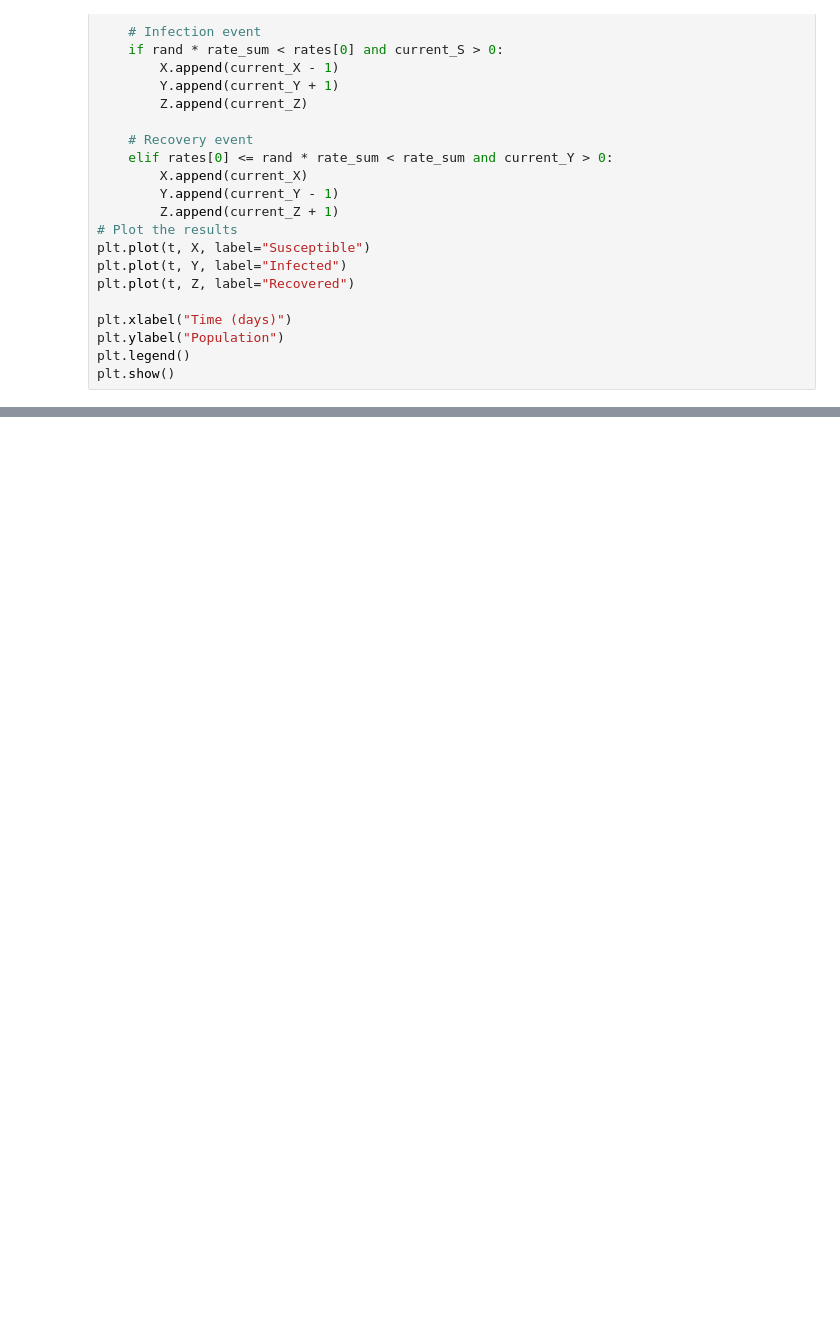
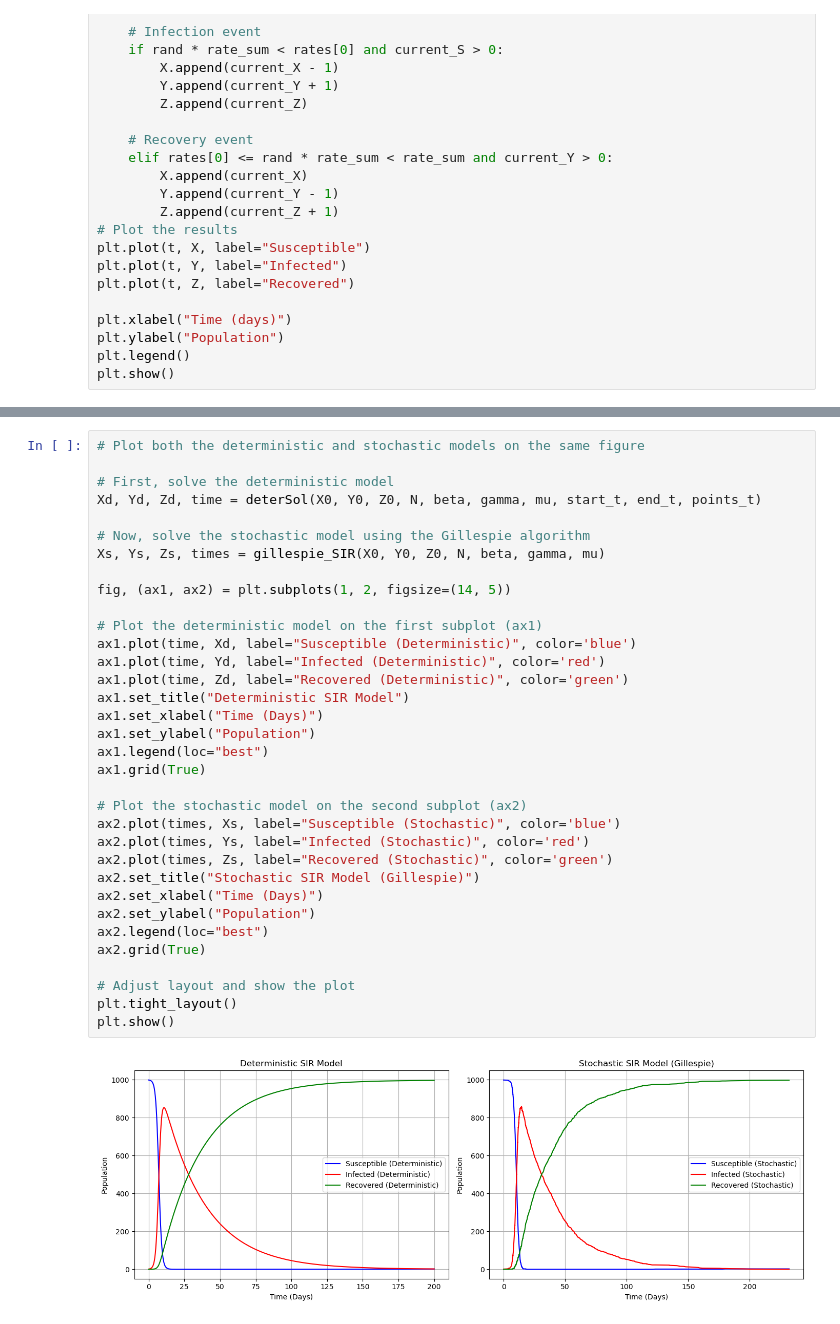
Before and after one commit to zoeazra/CLS-Ass-2, a Jupyter notebook: assignment 2.ipynb, the cells around one changed output, grey strips where cells are left out. Cells and saved outputs as stored; diff of their text form; blank space fills up the shorter version.

```diff
--- a/assignment 2.ipynb
+++ b/assignment 2.ipynb
@@ -68,0 +199,36 @@ hello
+# %%
+# Plot both the deterministic and stochastic models on the same figure
+
+# First, solve the deterministic model
+Xd, Yd, Zd, time = deterSol(X0, Y0, Z0, N, beta, gamma, mu, start_t, end_t, points_t)
+
+# Now, solve the stochastic model using the Gillespie algorithm
+Xs, Ys, Zs, times = gillespie_SIR(X0, Y0, Z0, N, beta, gamma, mu)
+
+fig, (ax1, ax2) = plt.subplots(1, 2, figsize=(14, 5))
+
+# Plot the deterministic model on the first subplot (ax1)
+ax1.plot(time, Xd, label="Susceptible (Deterministic)", color='blue')
+ax1.plot(time, Yd, label="Infected (Deterministic)", color='red')
+ax1.plot(time, Zd, label="Recovered (Deterministic)", color='green')
+ax1.set_title("Deterministic SIR Model")
+ax1.set_xlabel("Time (Days)")
+ax1.set_ylabel("Population")
+ax1.legend(loc="best")
+ax1.grid(True)
+
+# Plot the stochastic model on the second subplot (ax2)
+ax2.plot(times, Xs, label="Susceptible (Stochastic)", color='blue')
+ax2.plot(times, Ys, label="Infected (Stochastic)", color='red')
+ax2.plot(times, Zs, label="Recovered (Stochastic)", color='green')
+ax2.set_title("Stochastic SIR Model (Gillespie)")
+ax2.set_xlabel("Time (Days)")
+ax2.set_ylabel("Population")
+ax2.legend(loc="best")
+ax2.grid(True)
+
+# Adjust layout and show the plot
+plt.tight_layout()
+plt.show()
+# %% [output]
+[figure, added]
```
Also changed, not shown: parts of 6 cells of this notebook.
